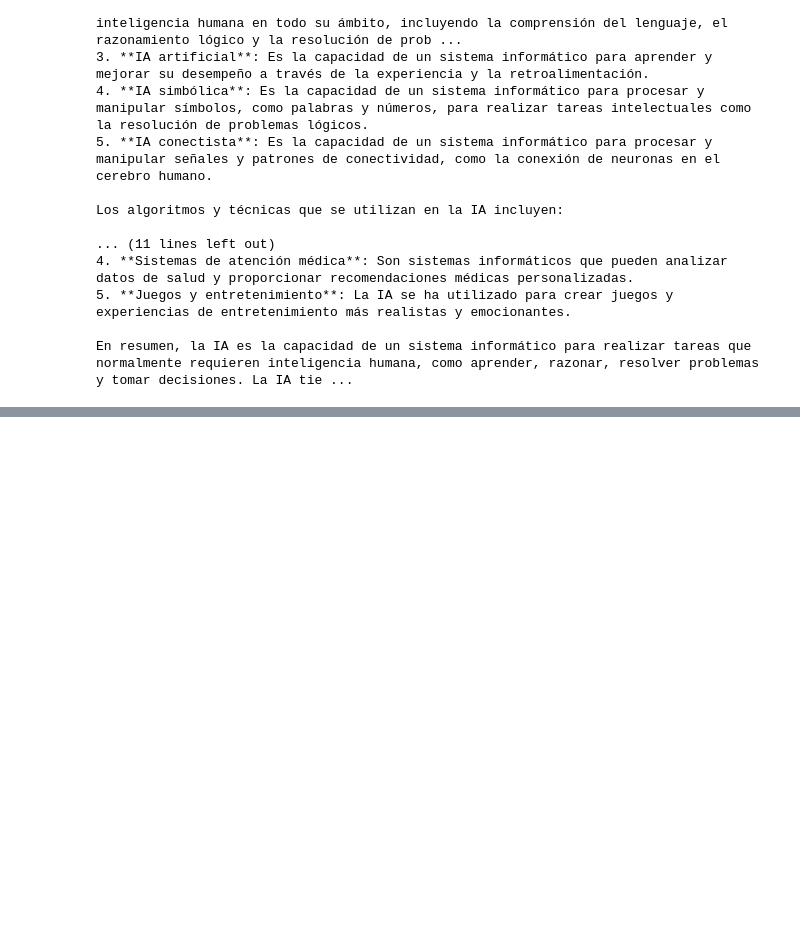
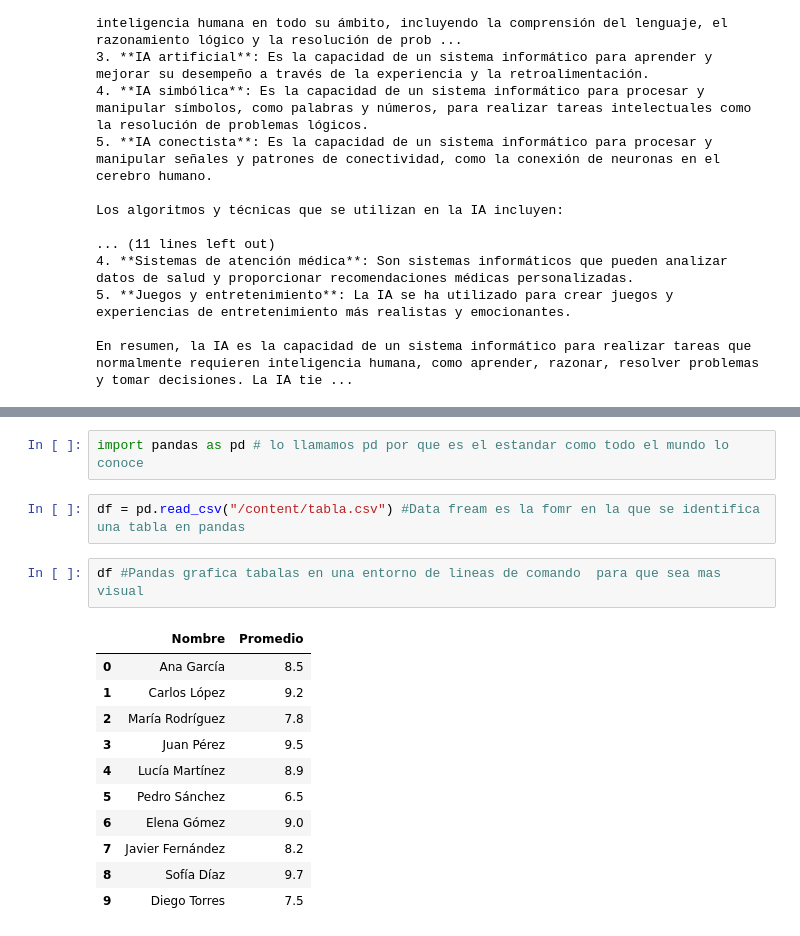
Before and after one commit to Rafael-Diaz-O/Python_pratica, a Jupyter notebook: Untitled3.ipynb, the cells around one changed output, grey strips where cells are left out. Saved outputs shown, nothing was run; the diff lists cells and outputs as text; blank space fills up the shorter version.

```diff
--- a/Untitled3.ipynb
+++ b/Untitled3.ipynb
@@ -963,0 +1060,18 @@ Es importante destacar que la IA no es una sola entidad, sino un conjunto de tec
+# %%
+import pandas as pd # lo llamamos pd por que es el estandar como todo el mundo lo conoce
+# %%
+df = pd.read_csv("/content/tabla.csv") #Data fream es la fomr en la que se identifica una tabla en pandas
+# %%
+df #Pandas grafica tabalas en una entorno de lineas de comando  para que sea mas visual
+# %% [output]
+|  | Nombre | Promedio |
+| 0 | Ana García | 8.5 |
+| 1 | Carlos López | 9.2 |
+| 2 | María Rodríguez | 7.8 |
+| 3 | Juan Pérez | 9.5 |
+| 4 | Lucía Martínez | 8.9 |
+| 5 | Pedro Sánchez | 6.5 |
+| 6 | Elena Gómez | 9.0 |
+| 7 | Javier Fernández | 8.2 |
+| 8 | Sofía Díaz | 9.7 |
+| 9 | Diego Torres | 7.5 |
```
Also changed, not shown: parts of 29 cells of this notebook.
